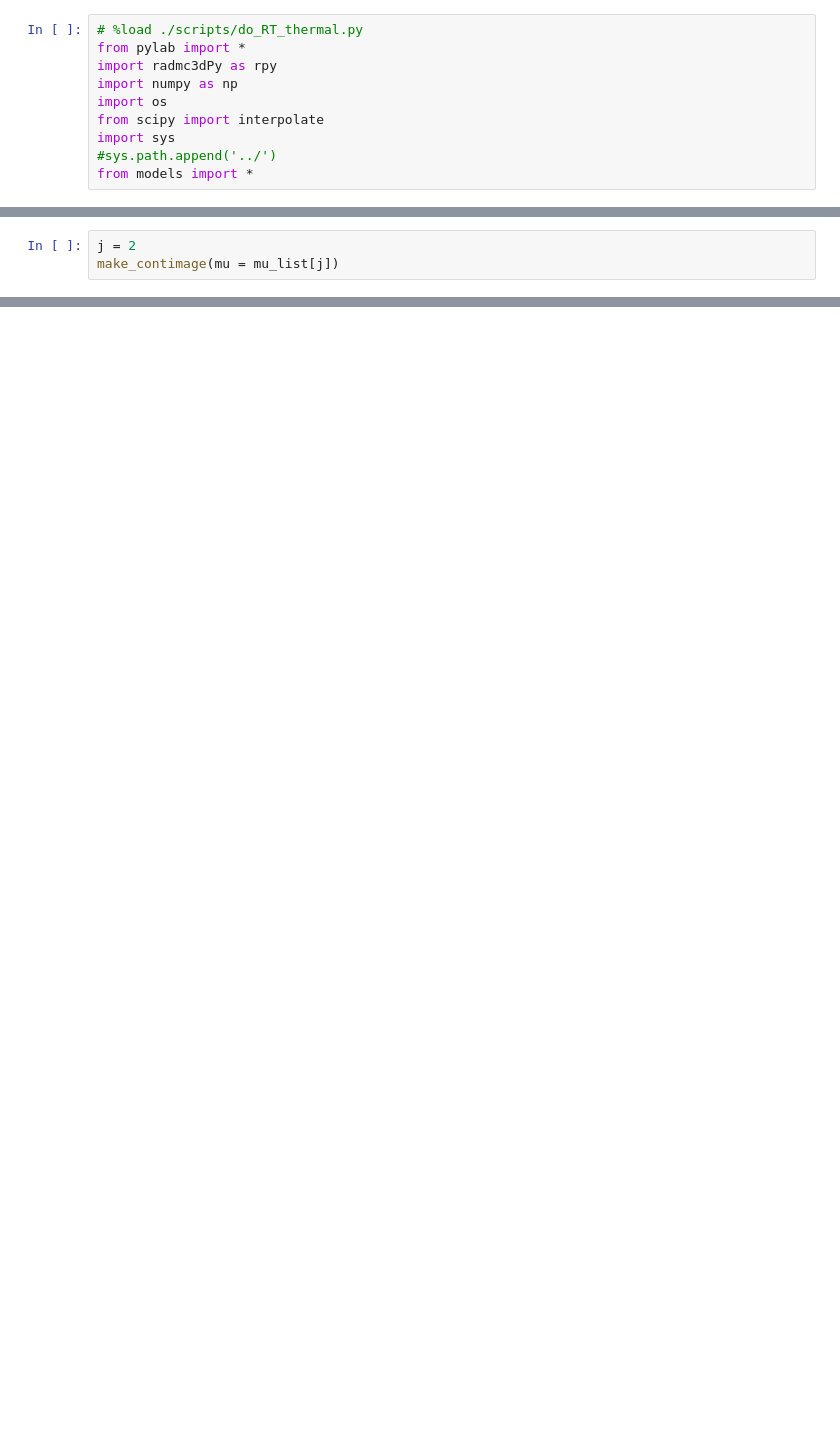
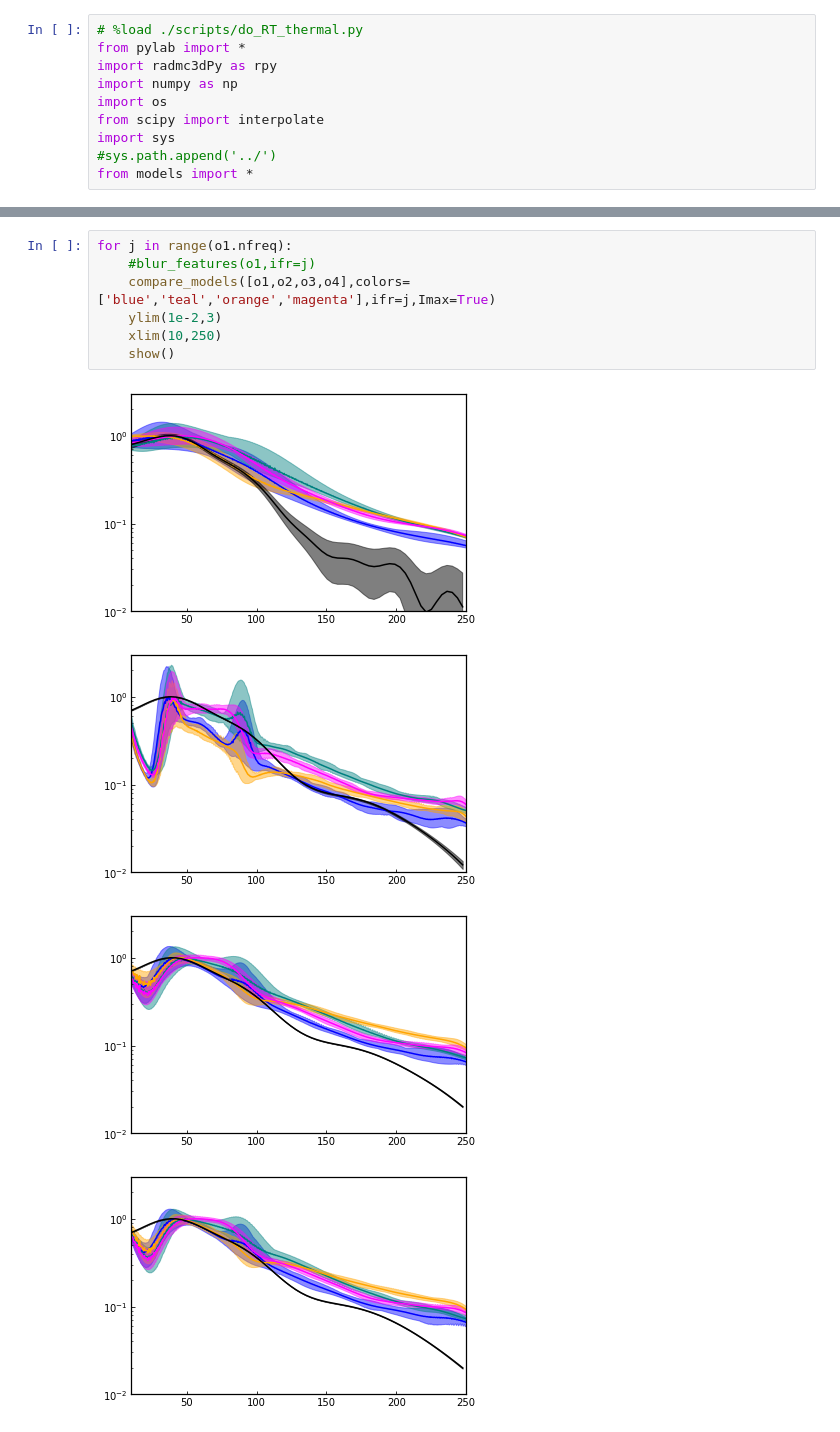
Before and after one commit to uconn-origins/wedgeford, a Jupyter notebook: IvsR.ipynb, the cells around one changed output, grey strips where cells are left out. Saved outputs shown, nothing was run; the diff lists cells and outputs as text; blank space fills up the shorter version.

```diff
--- a/IvsR.ipynb
+++ b/IvsR.ipynb
@@ -185,3 +10,0 @@ Reading image.out
-# %%
-j = 2
-make_contimage(mu = mu_list[j])
@@ -298,0 +248,12 @@ Reading dust_temperature.dat
+# %%
+for j in range(o1.nfreq):
+    #blur_features(o1,ifr=j)
+    compare_models([o1,o2,o3,o4],colors=['blue','teal','orange','magenta'],ifr=j,Imax=True)
+    ylim(1e-2,3)
+    xlim(10,250)
+    show()
+# %% [output]
+[figure, added]
+[figure, added]
+[figure, added]
+[figure, added]
```
Also changed, not shown: parts of 25 cells of this notebook, 15 other files.
